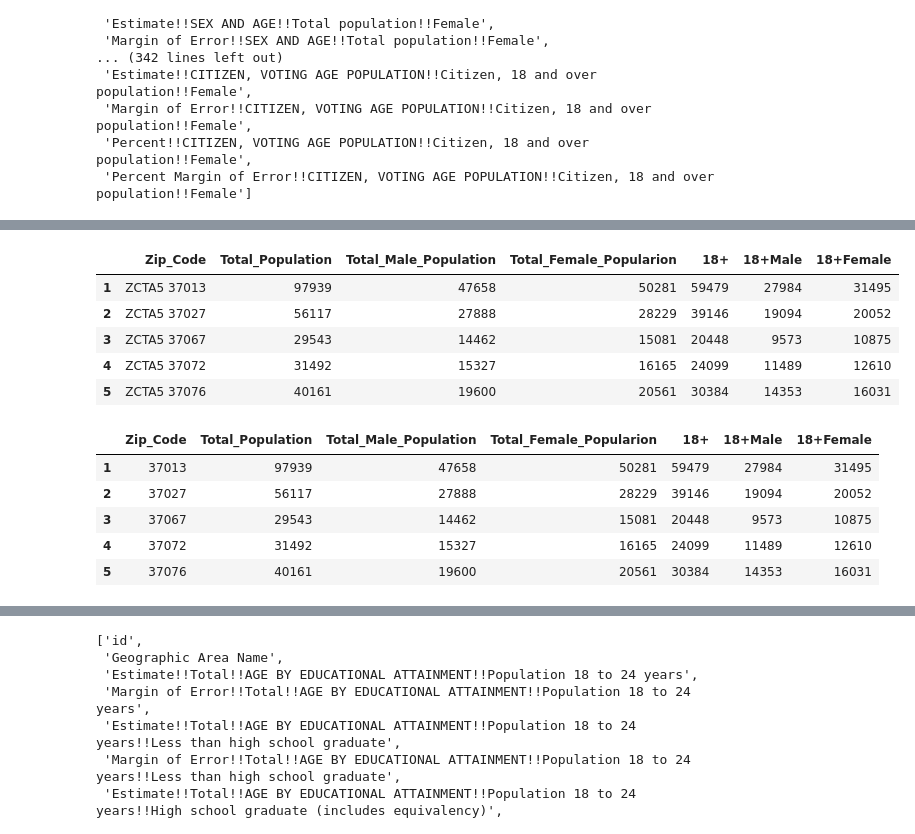
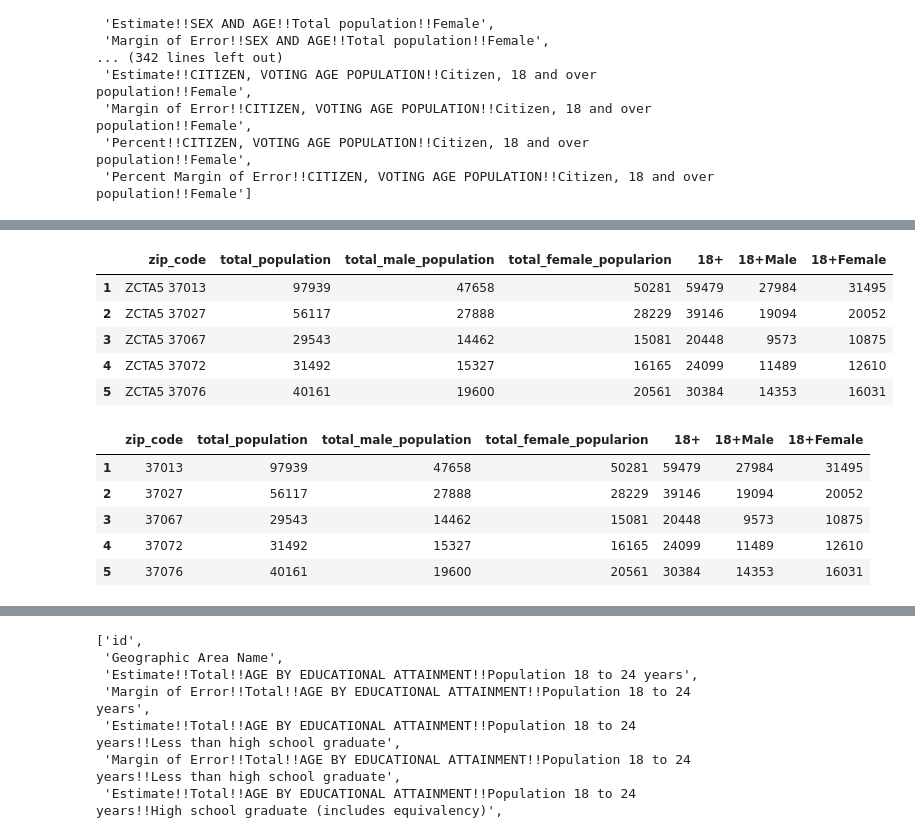
Before and after one commit to HannaKim4673/Beer_Restaurant_Success, a Jupyter notebook: Demographics_data.ipynb, the cells around one changed output, grey strips where cells are left out. Cells and saved outputs as stored; diff of their text form; code cells hidden in the pictures.

Commit message:
update demographics_data code for merge dataframes

```diff
--- a/Demographics_data.ipynb
+++ b/Demographics_data.ipynb
@@ -65,17 +65,17 @@ demo_df.head()
 | 5 | ZCTA5 37076 | 40161 | 19600 | 20561 | ... |
 # %%
 # rename headers of desired columns
-demo_df = demo_df.rename(columns={'Geographic Area Name':'Zip_Code',
-                                  'Estimate!!SEX AND AGE!!Total population':'Total_Population',
-                                  'Estimate!!SEX AND AGE!!Total population!!Male':'Total_Male_Population',
-                                  'Estimate!!SEX AND AGE!!Total population!!Female':'Total_Female_Popularion',
+demo_df = demo_df.rename(columns={'Geographic Area Name':'zip_code',
+                                  'Estimate!!SEX AND AGE!!Total population':'total_population',
+                                  'Estimate!!SEX AND AGE!!Total population!!Male':'total_male_population',
+                                  'Estimate!!SEX AND AGE!!Total population!!Female':'total_female_popularion',
                                   'Estimate!!CITIZEN, VOTING AGE POPULATION!!Citizen, 18 and over population':'18+',
                                   'Estimate!!CITIZEN, VOTING AGE POPULATION!!Citizen, 18 and over population!!Male':'18+Male',
                                   'Estimate!!CITIZEN, VOTING AGE POPULATION!!Citizen, 18 and over population!!Female':'18+Female'})
 
 demo_df.head()
 # %% [output]
-|  | Zip_Code | Total_Population | Total_Male_Population | Total_Female_Popularion | 18+ | 18+Male | 18+Female |
+|  | zip_code | total_population | total_male_population | total_female_popularion | 18+ | 18+Male | 18+Female |
 | 1 | ZCTA5 37013 | 97939 | 47658 | 50281 | 59479 | 27984 | 31495 |
 | 2 | ZCTA5 37027 | 56117 | 27888 | 28229 | 39146 | 19094 | 20052 |
 | 3 | ZCTA5 37067 | 29543 | 14462 | 15081 | 20448 | 9573 | 10875 |
@@ -83,13 +83,13 @@ demo_df.head()
 | 5 | ZCTA5 37076 | 40161 | 19600 | 20561 | 30384 | 14353 | 16031 |
 # %%
 # split geographica area name column to remove zcta5
-text = demo_df['Zip_Code'].str.split(' ', n=1, expand=True)
+text = demo_df['zip_code'].str.split(' ', n=1, expand=True)
 demo_df['text']=text[0]
-demo_df['Zip_Code']=text[1]
+demo_df['zip_code']=text[1]
 demo_df=demo_df.drop(columns='text')
 demo_df.head()
 # %% [output]
-|  | Zip_Code | Total_Population | Total_Male_Population | Total_Female_Popularion | 18+ | 18+Male | 18+Female |
+|  | zip_code | total_population | total_male_population | total_female_popularion | 18+ | 18+Male | 18+Female |
 | 1 | 37013 | 97939 | 47658 | 50281 | 59479 | 27984 | 31495 |
 | 2 | 37027 | 56117 | 27888 | 28229 | 39146 | 19094 | 20052 |
 | 3 | 37067 | 29543 | 14462 | 15081 | 20448 | 9573 | 10875 |
```
Also changed, not shown: parts of 13 cells of this notebook.
